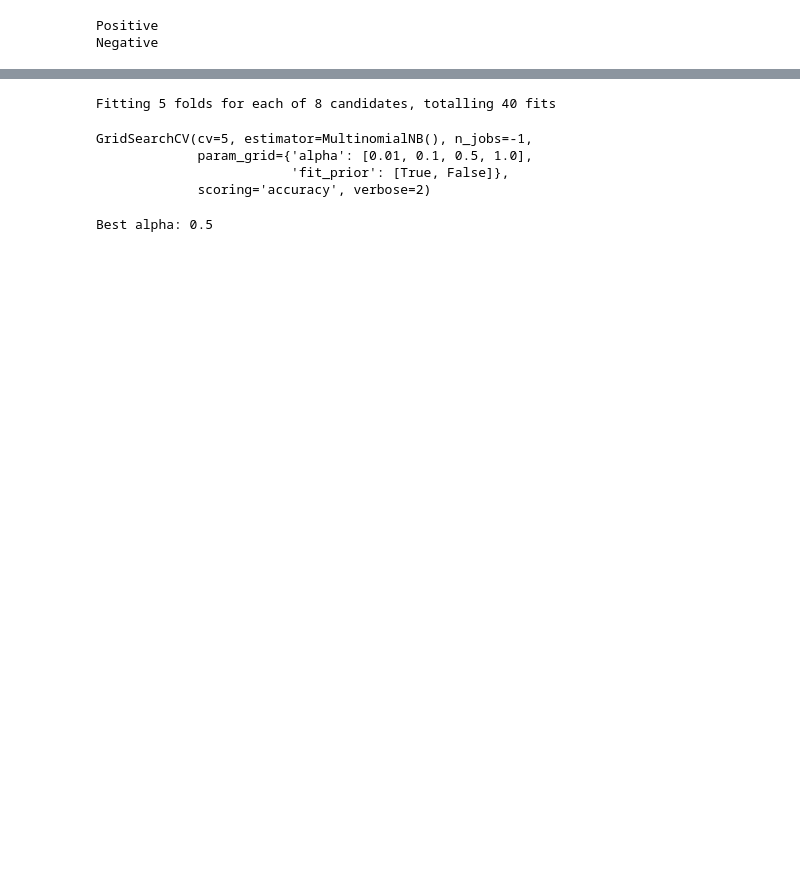
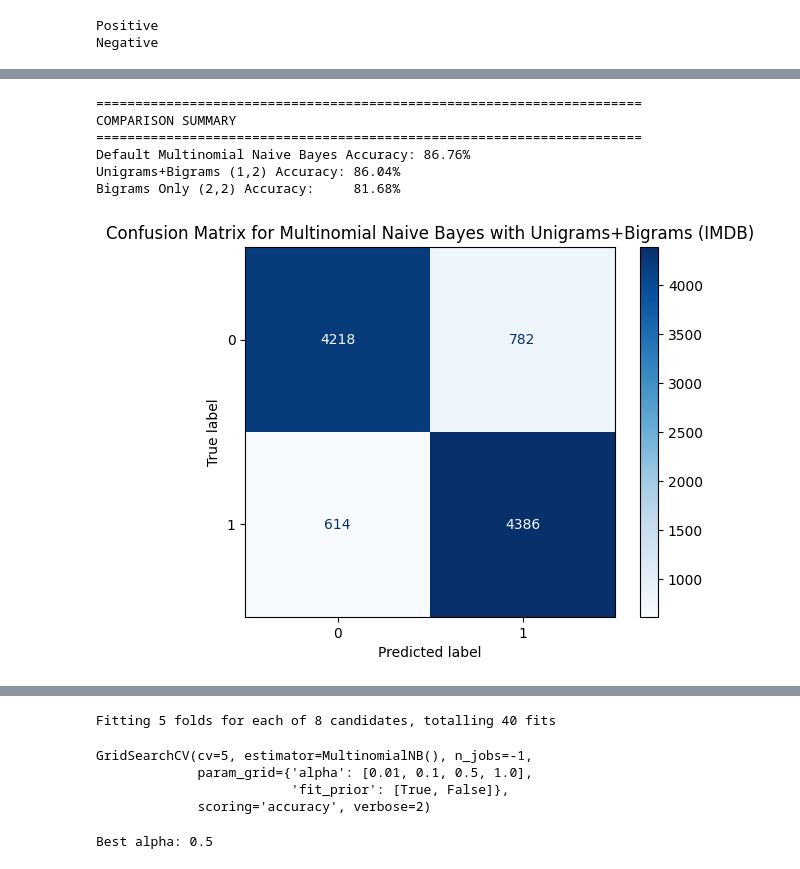
Before and after one commit to Santosh-87/IMDB_Movie_Sentiment_Analysis, a Jupyter notebook: IMDB_Movie_Sentiment_Analysis.ipynb, the cells around one changed output, grey strips where cells are left out. Saved outputs shown, nothing was run; the diff lists cells and outputs as text; code cells hidden in the pictures; blank space fills up the shorter version.

Commit message:
Addition of Count Vectorizer and use of n-grams for improving accuracy

```diff
--- a/IMDB_Movie_Sentiment_Analysis.ipynb
+++ b/IMDB_Movie_Sentiment_Analysis.ipynb
@@ -449,3 +473,6 @@ X_train.shape, X_test.shape
+# %%
+X_train = tfidf.fit_transform(X_train_text)
+X_test = tfidf.transform(X_test_text)
 # %%
 from sklearn.metrics import accuracy_score, classification_report, confusion_matrix, ConfusionMatrixDisplay
 from sklearn.metrics import roc_curve, auc, precision_recall_curve, average_precision_score
@@ -550,3 +577,9 @@ print(predict_sentiment_nb("The story was boring and the acting was poor."))
 # %% [output]
 Positive
 Negative
+# %%
+X_train_unibi = tfidf_unibi.fit_transform(X_train_text)
+X_test_unibi = tfidf_unibi.transform(X_test_text)
+# %%
+mnb_unibi = MultinomialNB()
+mnb_unibi.fit(X_train_unibi, y_train)
@@ -552,0 +588,3 @@ Negative
+# %%
+y_pred_unibi = mnb_unibi.predict(X_test_unibi)
+y_prob_unibi = mnb_unibi.predict_proba(X_test_unibi)
@@ -552,0 +635,23 @@ Negative
+# %%
+print("\n" + "="*70)
+print("COMPARISON SUMMARY")
+print("="*70)
+print(f"Default Multinomial Naive Bayes Accuracy: {mnb_acc * 100:.2f}%")
+print(f"Unigrams+Bigrams (1,2) Accuracy: {accuracy_unibi * 100:.2f}%")
+print(f"Bigrams Only (2,2) Accuracy:     {accuracy_bigram * 100:.2f}%")
+# %% [output]
+======================================================================
+COMPARISON SUMMARY
+======================================================================
+Default Multinomial Naive Bayes Accuracy: 86.76%
+Unigrams+Bigrams (1,2) Accuracy: 86.04%
+Bigrams Only (2,2) Accuracy:     81.68%
+# %%
+# Confusion Matrix for Unigrams+Bigrams
+display_confusion_matrix(
+    y_test,
+    y_pred_unibi,
+    title="Multinomial Naive Bayes with Unigrams+Bigrams (IMDB)"
+)
+# %% [output]
+[figure, added]
```
Also changed, not shown: parts of 44 cells of this notebook.
